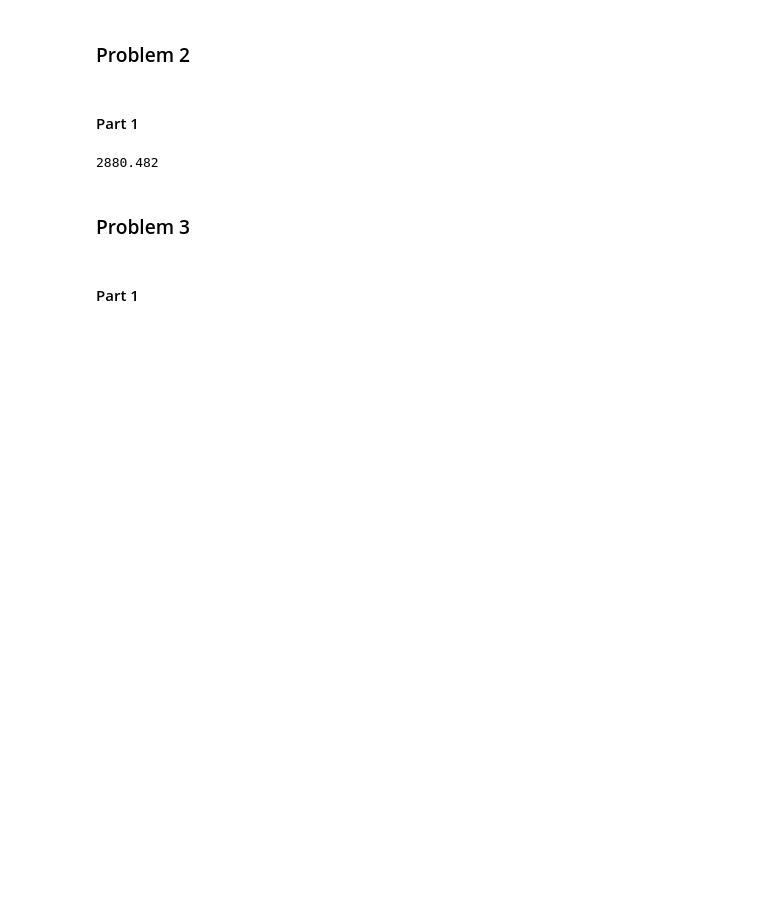
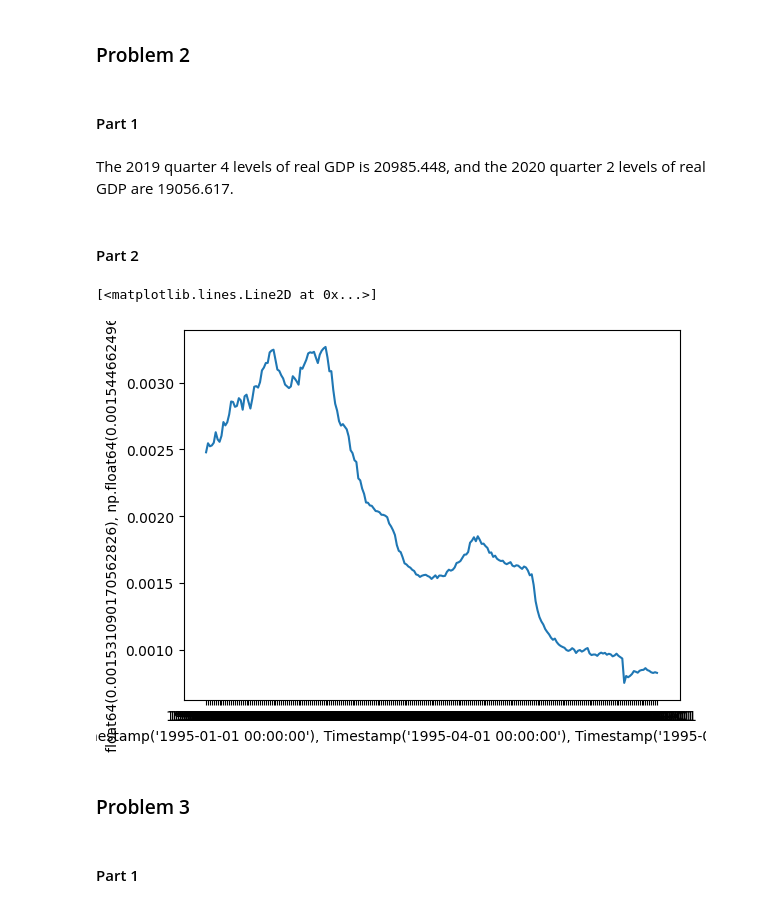
Before and after one commit to MariaChrysafis/Schoolwork, a Jupyter notebook: 14.02/pset1/main.ipynb, the cells around one changed output. Cells and saved outputs as stored; diff of their text form; code cells hidden in the pictures; blank space fills up the shorter version.

```diff
--- a/14.02/pset1/main.ipynb
+++ b/14.02/pset1/main.ipynb
@@ -13,16 +13,42 @@ import sys
 import subprocess
 
 # Install matplotlib silently
+subprocess.check_call([sys.executable, "-m", "pip", "install", "matplotlib"], stdout=subprocess.DEVNULL, stderr=subprocess.DEVNULL)
 subprocess.check_call([sys.executable, "-m", "pip", "install", "pandas"], stdout=subprocess.DEVNULL, stderr=subprocess.DEVNULL)
 import pandas
-csvFile = pandas.read_csv('GDPC1.csv')
-for row_index, row in csvFile.iterrows():
-    if row["observation_date"] == "2019-10-01":
-        print(row["GDPC1"])
-    if row["observation_date"] == "2020-04-01" :
-        print(row["GDPC1"])
+real_gdp = pandas.DataFrame(pandas.read_csv('GDPC1.csv'))
-# %% [output]
-2880.482
+# %% [markdown]
+The 2019 quarter 4 levels of real GDP is 20985.448, and the 2020 quarter 2 levels of real GDP are 19056.617.
+# %% [markdown]
+#### Part 2
+# %%
+import sys
+import subprocess
+from collections import OrderedDict
+import matplotlib.pyplot as plt
+
+# Install matplotlib silently
+gdp = pandas.DataFrame(pandas.read_csv('GDP.csv'))
+debt = pandas.DataFrame(pandas.read_csv('GFDEBTN.csv'))
+def preprocess (df, id1: str, id2: str):
+    d = dict()
+    for i in range(len(df)) :
+        d[df[id1][i]] = df[id2][i]
+    return d
+gdp = preprocess(gdp, "observation_date", "GDP")
+debt = preprocess(debt, "observation_date", "GFDEBTN")
+real_gdp= preprocess(real_gdp, "observation_date", "GDPC1")
+res = OrderedDict()
+for key, value in gdp.items() :
+    if key in debt.keys() :
+        res[key] = gdp[key]/debt[key]
+plt.xlabel([pandas.to_datetime(x) for x in res.keys()])
+plt.ylabel([value for value in res.values()])
+plt.plot(res.keys(), res.values())
+plt.plot(real_gdp.keys(), real_gdp.values())
+# %% [output]
+[<matplotlib.lines.Line2D at 0x...>]
+[figure, added]
 # %% [markdown]
 ### Problem 3
 # %% [markdown]
```
Also changed, not shown: 2 other files.
